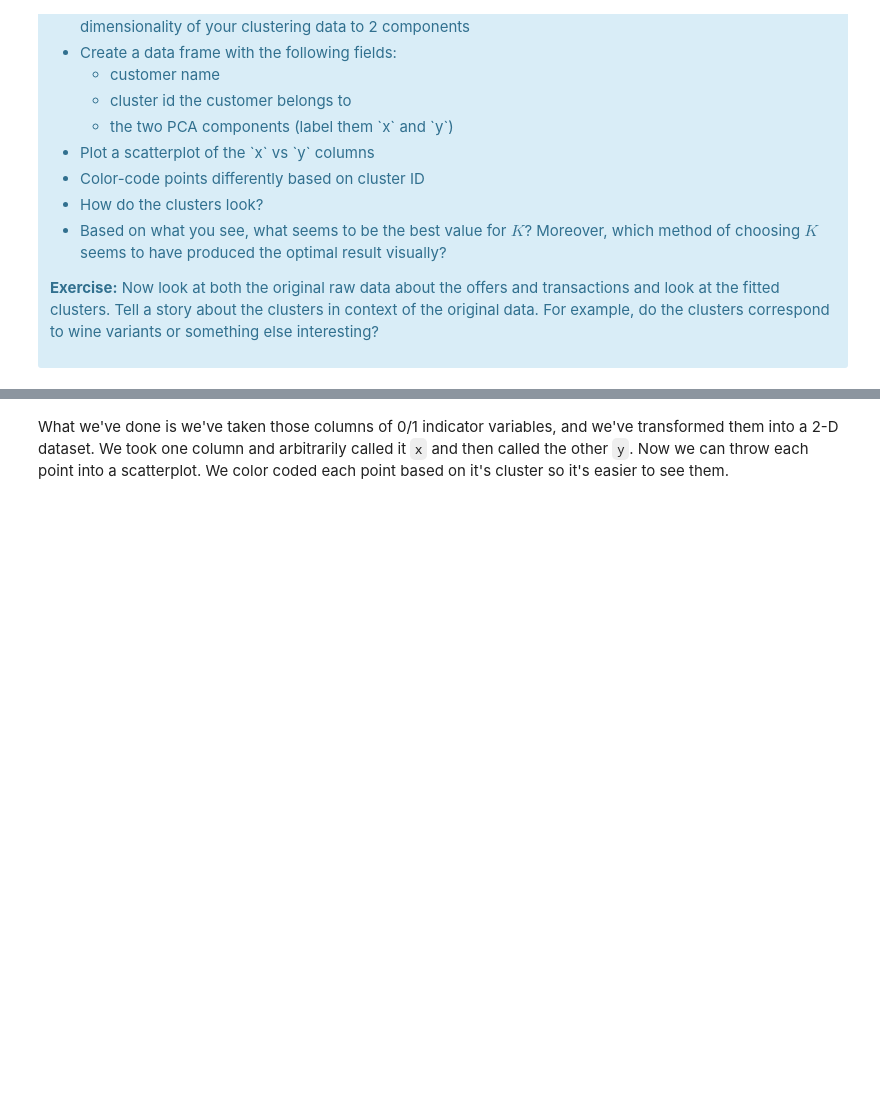
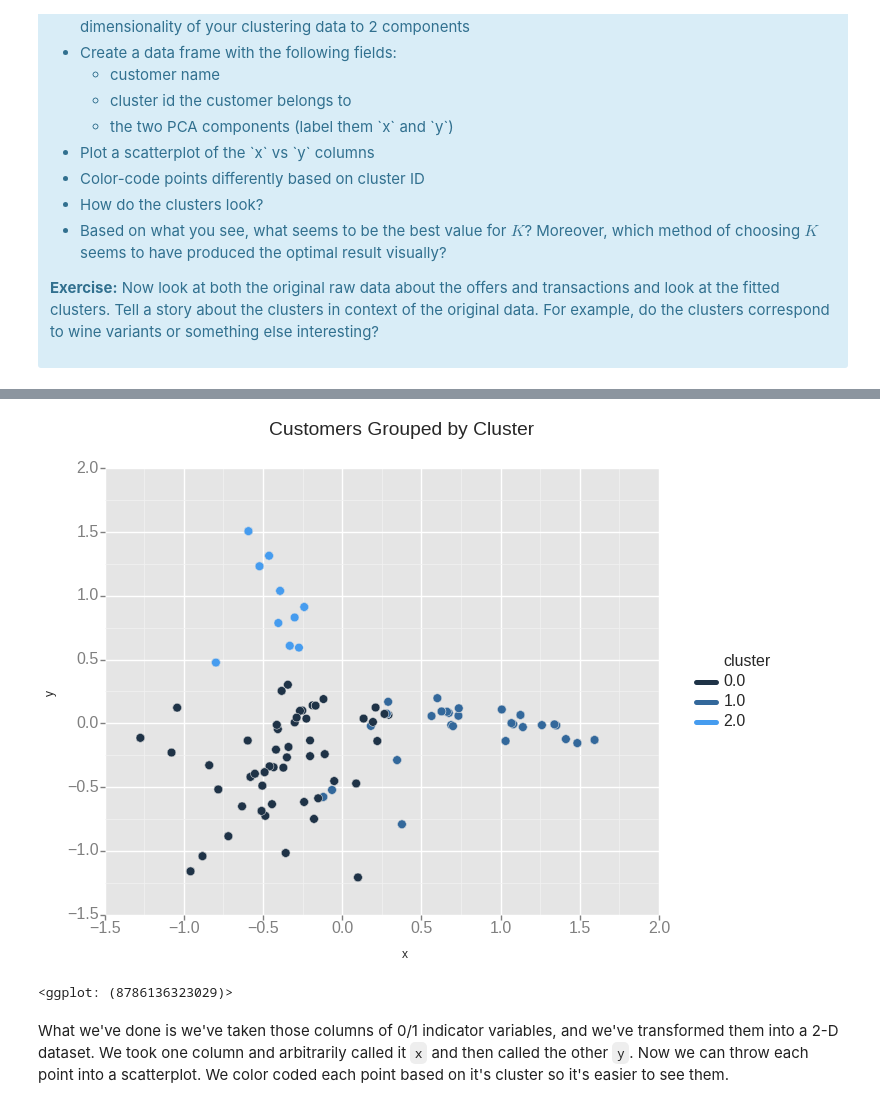
Before and after one commit to rsibi/Springboard, a Jupyter notebook: Machine Learning/clustering/Mini_Project_Clustering.ipynb, the cells around one changed output, grey strips where cells are left out. Cells and saved outputs as stored; diff of their text form; code cells hidden in the pictures; blank space fills up the shorter version.

```diff
--- a/Machine Learning/clustering/Mini_Project_Clustering.ipynb
+++ b/Machine Learning/clustering/Mini_Project_Clustering.ipynb
@@ -189,0 +198,12 @@ from sklearn.metrics import silhouette_samples, silhouette_score
+# %%
+# Your turn.
+silho_scores = []
+for i in xrange(2,11):
+    cluster = KMeans(n_clusters=i)
+    offers_transactions['cluster'] = cluster.fit_predict(df_sub)
+
+#     offers_transactions.cluster.value_counts()
+
+    silhouette_avg = silhouette_score(df_sub, cluster.labels_)
+    silho_scores.append(silhouette_avg)
+silho_scores
@@ -242,0 +273,14 @@ This is only one use of PCA for dimension reduction. We can also use PCA when we
+# %%
+cluster = KMeans(n_clusters=3)
+offers_transactions['cluster'] = cluster.fit_predict(df_sub)
+# %%
+#your turn
+from sklearn.decomposition import PCA
+
+pca = PCA(n_components=2)
+offers_transactions['x'] = pca.fit_transform(offers_transactions[x_cols])[:,0]
+offers_transactions['y'] = pca.fit_transform(offers_transactions[x_cols])[:,1]
+# offers_transactions = offers_transactions.reset_index()
+
+customer_clusters = offers_transactions[['customer_name', 'cluster', 'x', 'y']]
+customer_clusters.head()
@@ -243,3 +296,11 @@ This is only one use of PCA for dimension reduction. We can also use PCA when we
+# %%
+df = pd.merge(df_transactions, customer_clusters)
+df = pd.merge(df_offers, df)
+
+ggplot(df, aes(x='x', y='y',color='cluster')) + geom_point(size=75) + ggtitle("Customers Grouped by Cluster")
+# %% [output]
+[figure, added]
+<ggplot: (8786136323029)>
 # %% [markdown]
 What we've done is we've taken those columns of 0/1 indicator variables, and we've transformed them into a 2-D dataset. We took one column and arbitrarily called it `x` and then called the other `y`. Now we can throw each point into a scatterplot. We color coded each point based on it's cluster so it's easier to see them.
 # %% [markdown]
```
Also changed, not shown: parts of 25 cells of this notebook.
